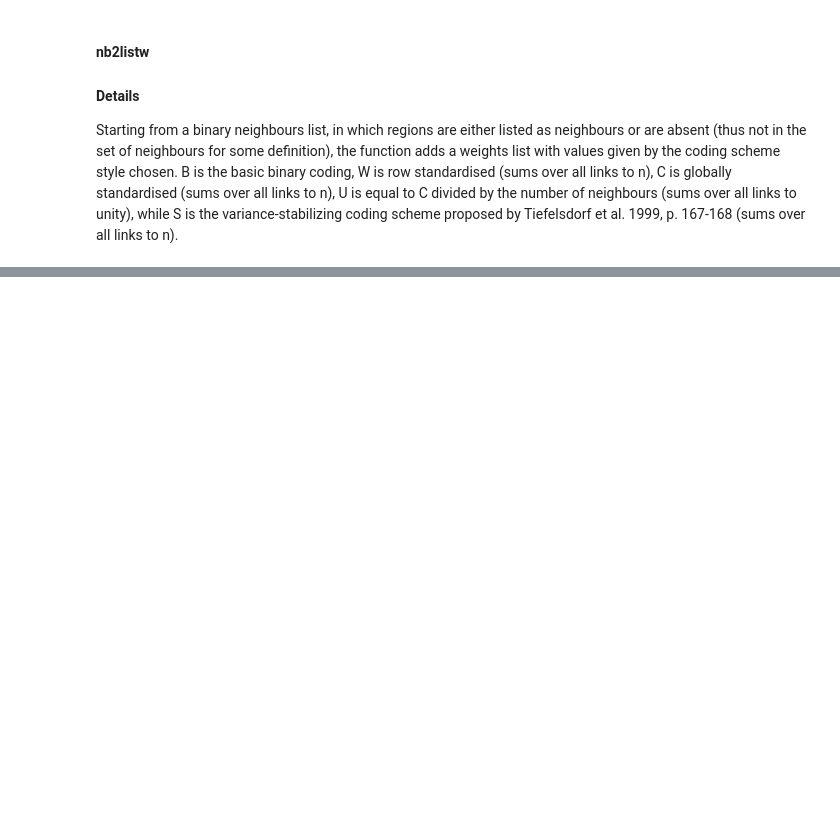
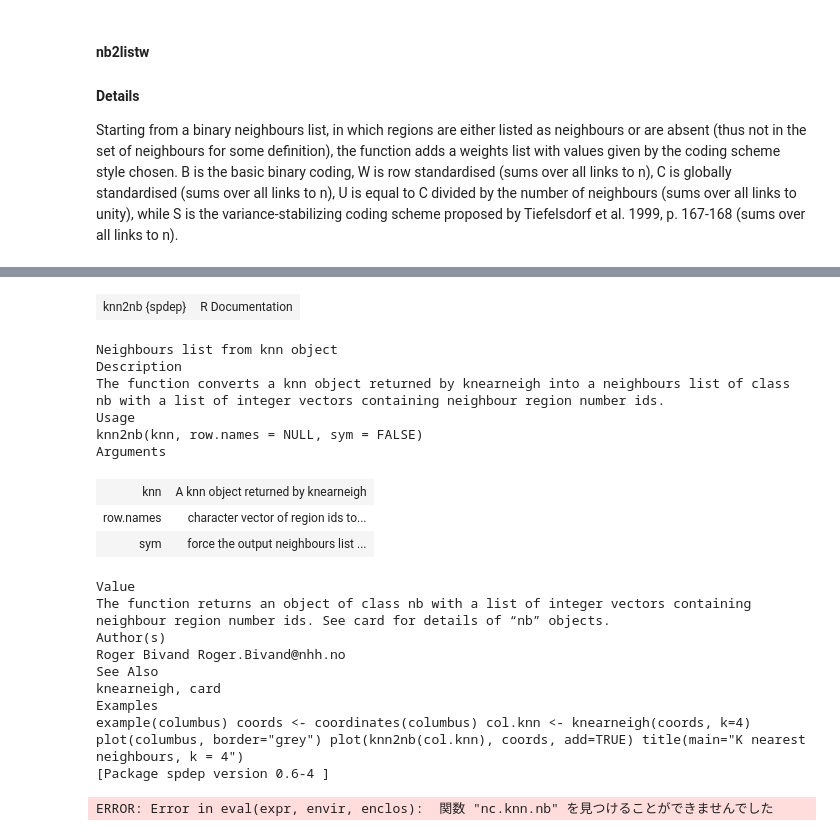
Before and after one commit to NlGG/SpatialStatistics, a Jupyter notebook: subzemi/1.ipynb, the cells around one changed output, grey strips where cells are left out. Cells and saved outputs as stored; diff of their text form; code cells hidden in the pictures; blank space fills up the shorter version.

```diff
--- a/subzemi/1.ipynb
+++ b/subzemi/1.ipynb
@@ -199,0 +289,26 @@ Starting from a binary neighbours list, in which regions are either listed as ne
+# %%
+help(knn2nb)
+# %% [output]
+| knn2nb {spdep} | R Documentation |
+Neighbours list from knn object
+Description
+The function converts a knn object returned by knearneigh into a neighbours list of class nb with a list of integer vectors containing neighbour region number ids.
+Usage
+knn2nb(knn, row.names = NULL, sym = FALSE)
+Arguments
+| knn | A knn object returned by knearneigh |
+| row.names | character vector of region ids to... |
+| sym | force the output neighbours list ... |
+Value
+The function returns an object of class nb with a list of integer vectors containing neighbour region number ids. See card for details of “nb” objects.
+Author(s)
+Roger Bivand Roger.Bivand@nhh.no
+See Also
+knearneigh, card
+Examples
+example(columbus) coords <- coordinates(columbus) col.knn <- knearneigh(coords, k=4) plot(columbus, border="grey") plot(knn2nb(col.knn), coords, add=TRUE) title(main="K nearest neighbours, k = 4")
+[Package spdep version 0.6-4 ]
+# %%
+nc.knn.nb(1)
+# %% [output]
+ERROR: Error in eval(expr, envir, enclos):  関数 "nc.knn.nb" を見つけることができませんでした
```
Also changed, not shown: parts of 12 cells of this notebook.
